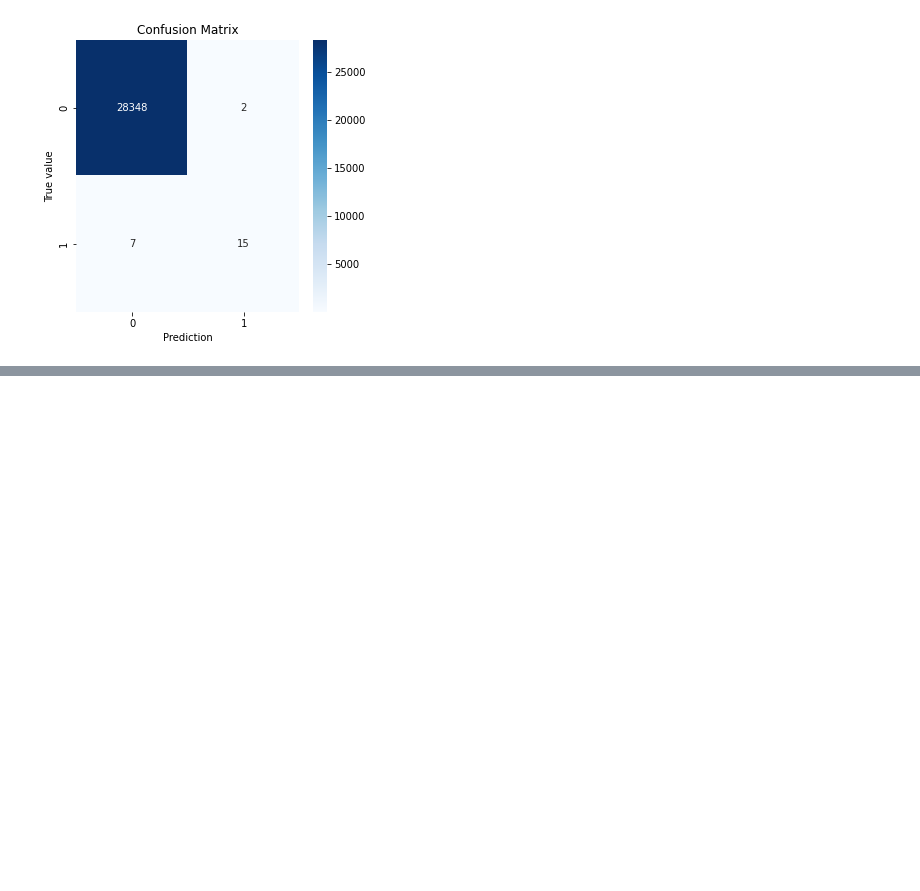
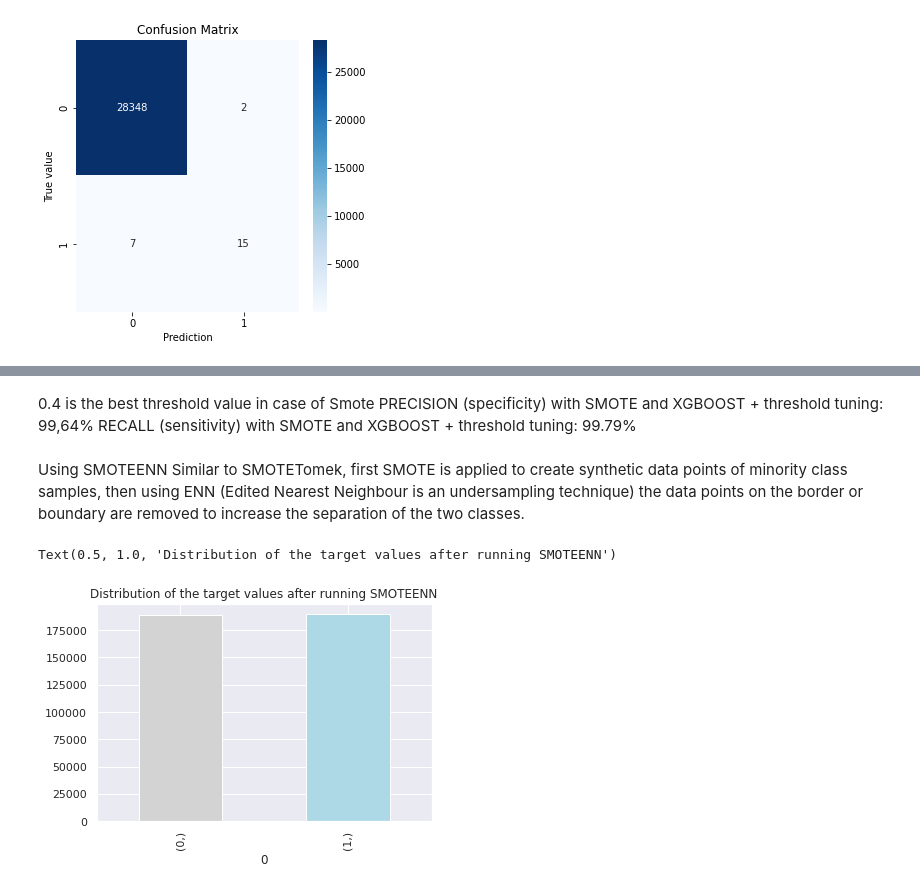
Before and after one commit to vbanai/ML-Technics-in-Retail, a Jupyter notebook: Credit_Card_Fraud_Detection.ipynb, the cells around one changed output, grey strips where cells are left out. Drawn from its saved outputs; the diff is of its cells as text; code cells hidden in the pictures; blank space fills up the shorter version.

```diff
--- a/Credit_Card_Fraud_Detection.ipynb
+++ b/Credit_Card_Fraud_Detection.ipynb
@@ -716,0 +834,19 @@ False Negative Score: 6
+# %% [markdown]
+0.4 is the best threshold value in case of Smote </br>
+PRECISION (specificity) with SMOTE and XGBOOST + threshold tuning: 99,64%</br>
+RECALL (sensitivity) with SMOTE and XGBOOST + threshold tuning: 99.79%
+# %% [markdown]
+Using SMOTEENN</br>
+Similar to SMOTETomek, first SMOTE is applied to create synthetic data points of minority class samples, then using ENN (Edited Nearest Neighbour is an undersampling technique) the data points on the border or boundary are removed to increase the separation of the two classes.
+# %%
+from imblearn.combine import SMOTEENN
+
+X_train, X_test, y_train, y_test = train_test_split(X, y, test_size = 0.33, random_state = 2, shuffle = True, stratify = y)
+smt = SMOTEENN(random_state=42)
+X_train_new, y_train_new = smt.fit_resample(X_train, y_train)
+# %%
+ax=pd.DataFrame(y_train_new).value_counts().sort_values().plot(kind = 'bar', color = ['lightgrey', 'lightblue'])
+ax.set_title("Distribution of the target values after running SMOTEENN")
+# %% [output]
+Text(0.5, 1.0, 'Distribution of the target values after running SMOTEENN')
+[figure, added]
```
Also changed, not shown: parts of 49 cells of this notebook.
